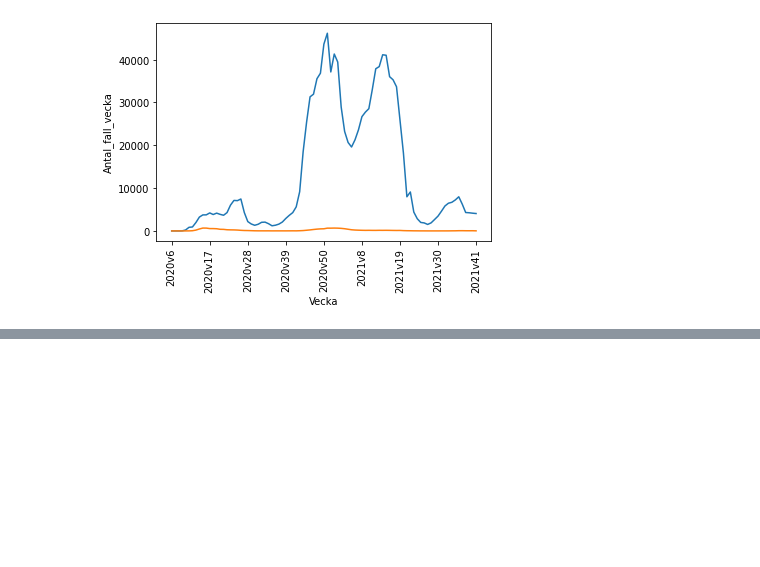
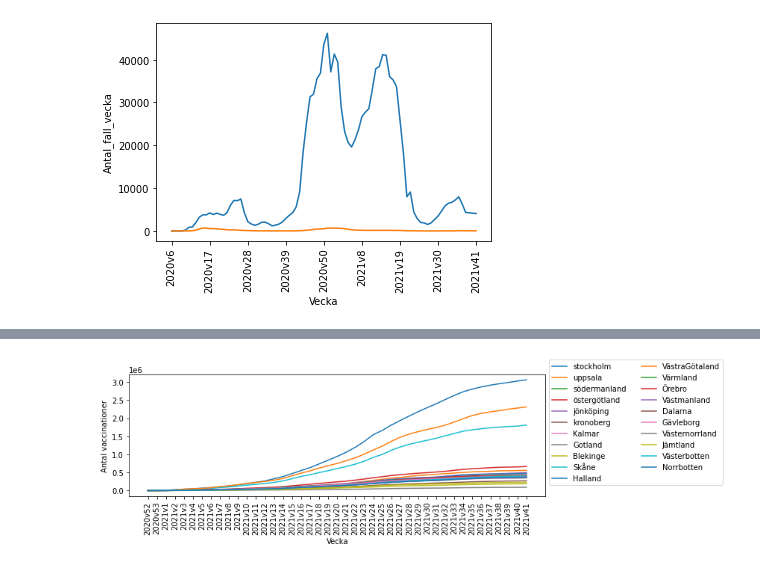
Before and after one commit to RealRadioactiveapple/Datasbehandling_Jim_Sorberg, a Jupyter notebook: Labs/Labb_1.ipynb, the cells around one changed output, grey strips where cells are left out. Cells and saved outputs as stored; diff of their text form; code cells hidden in the pictures; blank space fills up the shorter version.

```diff
--- a/Labs/Labb_1.ipynb
+++ b/Labs/Labb_1.ipynb
@@ -110,0 +248,7 @@ KeyError: ('Antal_fall_vecka', 'Antal_avlidna_vecka')
+# %%
+import pandas as pd
+import plotly_express as px
+
+df = pd.read_excel("Visualiseringar/Folkhalsomyndigheten_Covid19_Vaccine.xlsx", "Vaccinationer tidsserie")
+
+df
@@ -110,0 +269,2 @@ KeyError: ('Antal_fall_vecka', 'Antal_avlidna_vecka')
+# %%
+df['Vecka'] = df['År'].astype(str) + 'v' + df['Vecka'].astype(str)
@@ -110,0 +293,32 @@ KeyError: ('Antal_fall_vecka', 'Antal_avlidna_vecka')
+# %%
+import seaborn as sns
+import matplotlib.pyplot as plt
+
+hmm = sns.lineplot(data = stockholm, x = 'Vecka', y = 'Antal vaccinationer', label ='stockholm')
+hmm2 = sns.lineplot(data = uppsala, x = 'Vecka', y = 'Antal vaccinationer', label ='uppsala')
+hmm6 = sns.lineplot(data = södermanland, x = 'Vecka', y = 'Antal vaccinationer', label ='södermanland')
+hmm3 = sns.lineplot(data = östergötland, x = 'Vecka', y = 'Antal vaccinationer', label ='östergötland')
+hmm4 = sns.lineplot(data = jönköping, x = 'Vecka', y = 'Antal vaccinationer', label ='jönköping')
+hmm5 = sns.lineplot(data = kronoberg, x = 'Vecka', y = 'Antal vaccinationer', label ='kronoberg')
+hmm7 = sns.lineplot(data = Kalmar, x = 'Vecka', y = 'Antal vaccinationer', label ='Kalmar')
+hmm8 = sns.lineplot(data = Gotland, x = 'Vecka', y = 'Antal vaccinationer', label ='Gotland')
+hmm9 = sns.lineplot(data = Blekinge, x = 'Vecka', y = 'Antal vaccinationer', label ='Blekinge')
+hmm10 = sns.lineplot(data = Skåne, x = 'Vecka', y = 'Antal vaccinationer', label ='Skåne')
+hmm11 = sns.lineplot(data = Halland, x = 'Vecka', y = 'Antal vaccinationer', label ='Halland')
+hmm12 = sns.lineplot(data = VästraGötaland, x = 'Vecka', y = 'Antal vaccinationer', label ='VästraGötaland')
+hmm13 = sns.lineplot(data = Värmland, x = 'Vecka', y = 'Antal vaccinationer', label ='Värmland')
+hmm14 = sns.lineplot(data = Örebro, x = 'Vecka', y = 'Antal vaccinationer', label ='Örebro')
+hmm15 = sns.lineplot(data = Västmanland, x = 'Vecka', y = 'Antal vaccinationer', label ='Västmanland')
+hmm16 = sns.lineplot(data = Dalarna, x = 'Vecka', y = 'Antal vaccinationer', label ='Dalarna')
+hmm17 = sns.lineplot(data = Gävleborg, x = 'Vecka', y = 'Antal vaccinationer', label ='Gävleborg')
+hmm18 = sns.lineplot(data = Västernorrland, x = 'Vecka', y = 'Antal vaccinationer', label ='Västernorrland')
+hmm19 = sns.lineplot(data = Jämtland, x = 'Vecka', y = 'Antal vaccinationer', label ='Jämtland')
+hmm20 = sns.lineplot(data = Västerbotten, x = 'Vecka', y = 'Antal vaccinationer', label ='Västerbotten')
+hmm21 = sns.lineplot(data = Norrbotten, x = 'Vecka', y = 'Antal vaccinationer', label ='Norrbotten')
+plt.legend(loc='best', bbox_to_anchor=(1, 1.15), ncol=2)
+plt.rcParams['figure.figsize'] = (10,3)
+plt.xticks(rotation = 90,)
+plt.savefig("VaccinperVecka.png", facecolor = "white")
+plt.show()
+# %% [output]
+[figure, added]
```
Also changed, not shown: parts of 16 cells of this notebook, 3 other files.
